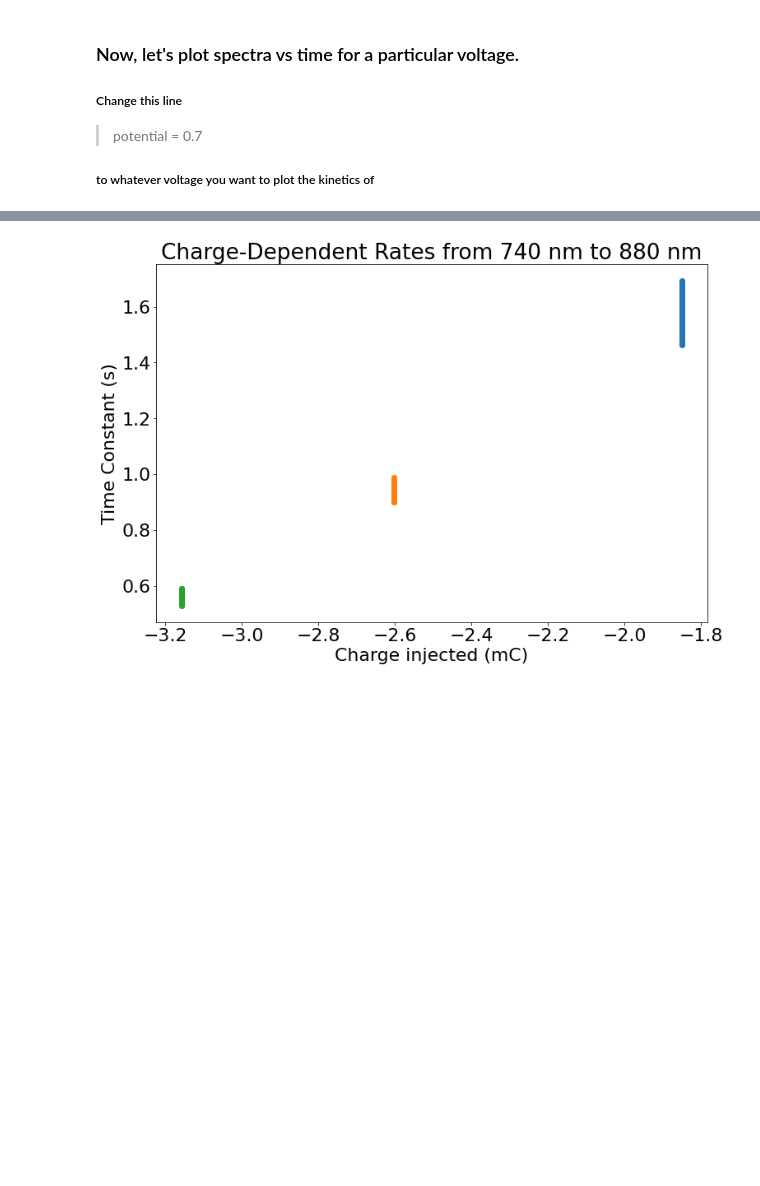
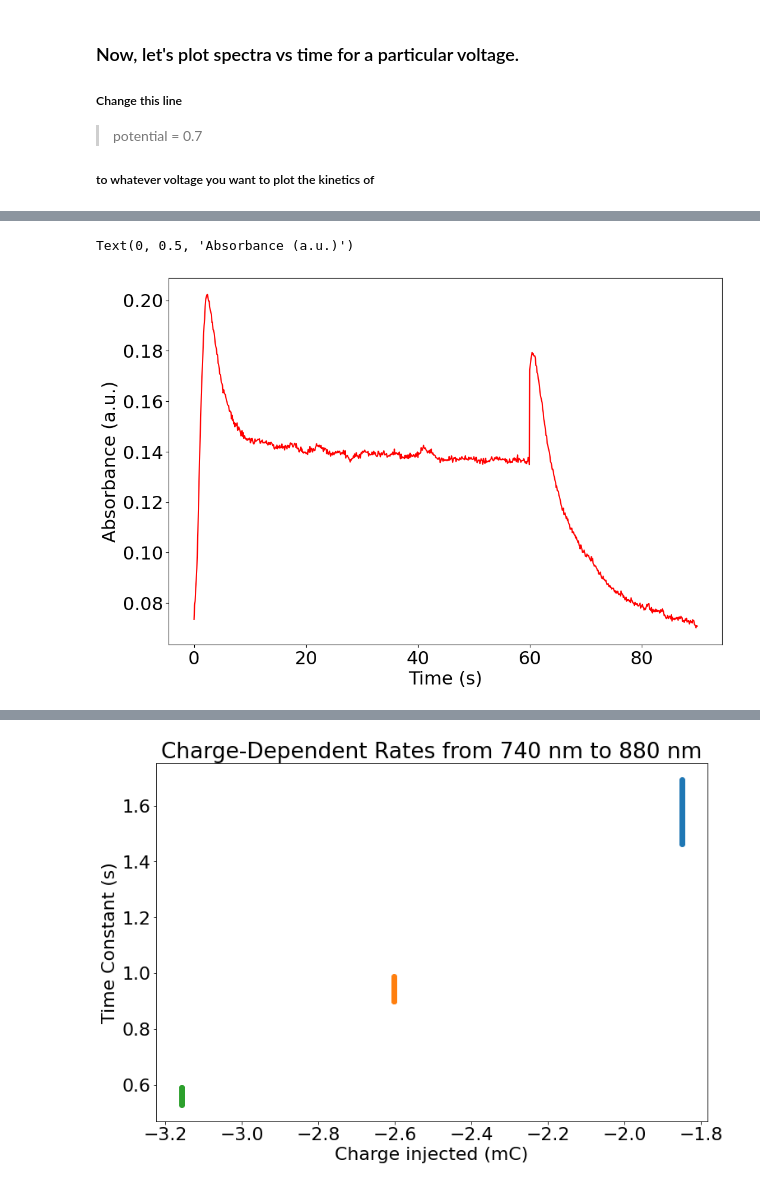
Before and after one commit to rajgiriUW/specechem_processing, a Jupyter notebook: notebooks/UV-Vis Notebook_updated.ipynb, the cells around one changed output, grey strips where cells are left out. Cells and saved outputs as stored; diff of their text form; code cells hidden in the pictures; blank space fills up the shorter version.

```diff
--- a/notebooks/UV-Vis Notebook_updated.ipynb
+++ b/notebooks/UV-Vis Notebook_updated.ipynb
@@ -411,3 +427,18 @@ if dedata:
+# %%
+_step = dedata.time_spectra_sm.index.values[1] - dedata.time_spectra_sm.index.values[0]
+combined = np.concatenate([data.time_spectra_sm, dedata.time_spectra_sm])
+tx = np.concatenate([data.time_spectra_sm.index.values,
+                    data.time_spectra_sm.index.values[-1] + dedata.time_spectra_sm.index.values + _step])
+combined_df = pd.DataFrame(data=combined)
+combined_df = combined_df.set_index(tx)
+
+fig, ax = plt.subplots(figsize=(12,8),  facecolor='white')
+ax.plot(combined_df.index.values, combined_df, 'r')
+ax.set_xlabel('Time (s)')
+ax.set_ylabel('Absorbance (a.u.)')
+# %% [output]
+Text(0, 0.5, 'Absorbance (a.u.)')
+[figure, added]
 # %%
 #Choose wavelengths to plot about
 wl_start = 740
```
Also changed, not shown: parts of 10 cells of this notebook.
